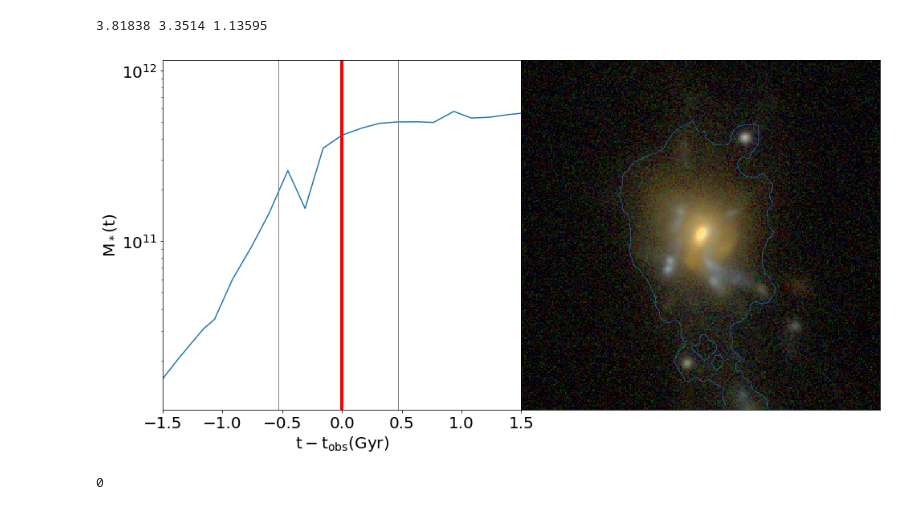
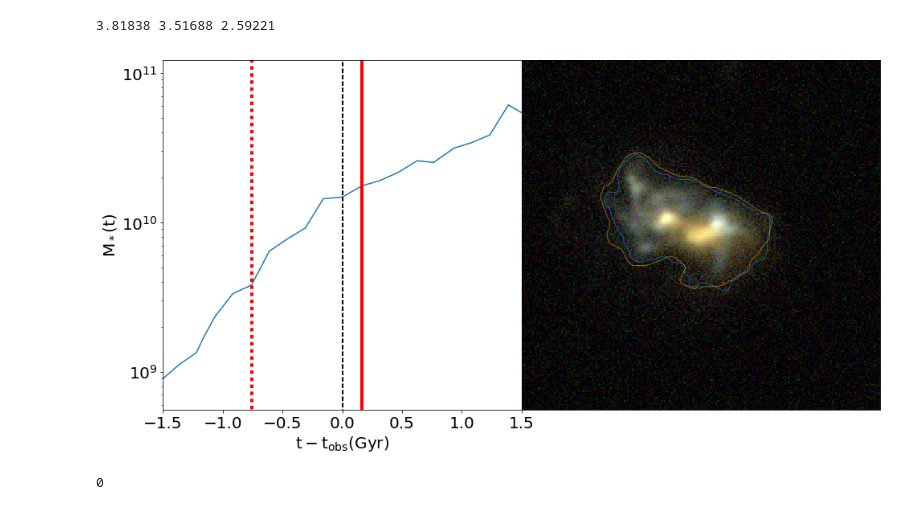
Before and after one commit to gsnyder206/synthetic-image-morph, a Jupyter notebook: morphology_analysis/ExamineGalaxies.ipynb, the cells around one changed output. Cells and saved outputs as stored; diff of their text form; code cells hidden in the pictures.

```diff
--- a/morphology_analysis/ExamineGalaxies.ipynb
+++ b/morphology_analysis/ExamineGalaxies.ipynb
@@ -1,16 +1,24 @@
 # %%
 import astropy
 import astropy.io.ascii as ascii
 import pandas as pd
 import numpy as np
 import matplotlib
 from matplotlib import pyplot as plt
 import astropy.io.fits as pyfits
 import masshistory
 
+sfid=99982   #Ring!
+sfid=103701 #late merger
+sfid=99450  #double nucleus
+sfid=102672 #appears isolated
+sfid=105747 #wreck
+sfid=102098 #multi merger
 
-masshistory.masshistory('snapshot_068',2686,camnum=2,size=8)
+sfid=99450  #double nucleus
+
+masshistory.masshistory('snapshot_068',sfid,camnum=0,size=8,alph=1,Q=4,sb='SB27',gyrbox=False)
 # %% [output]
-3.81838 3.3514 1.13595
+3.81838 3.51688 2.59221
-[figure, old version]
+[figure, new version]
 0
```
Also changed, not shown: 1 other file.
